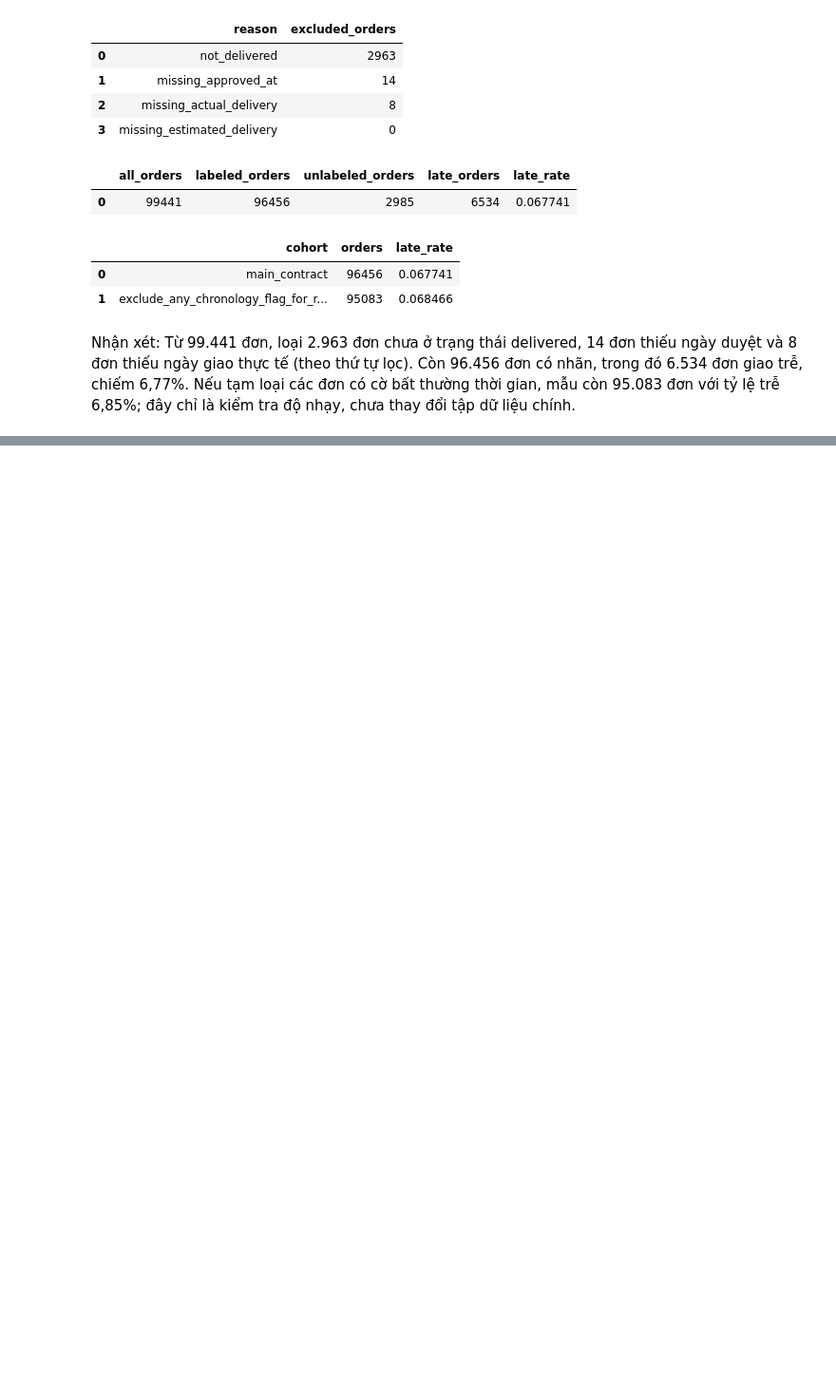
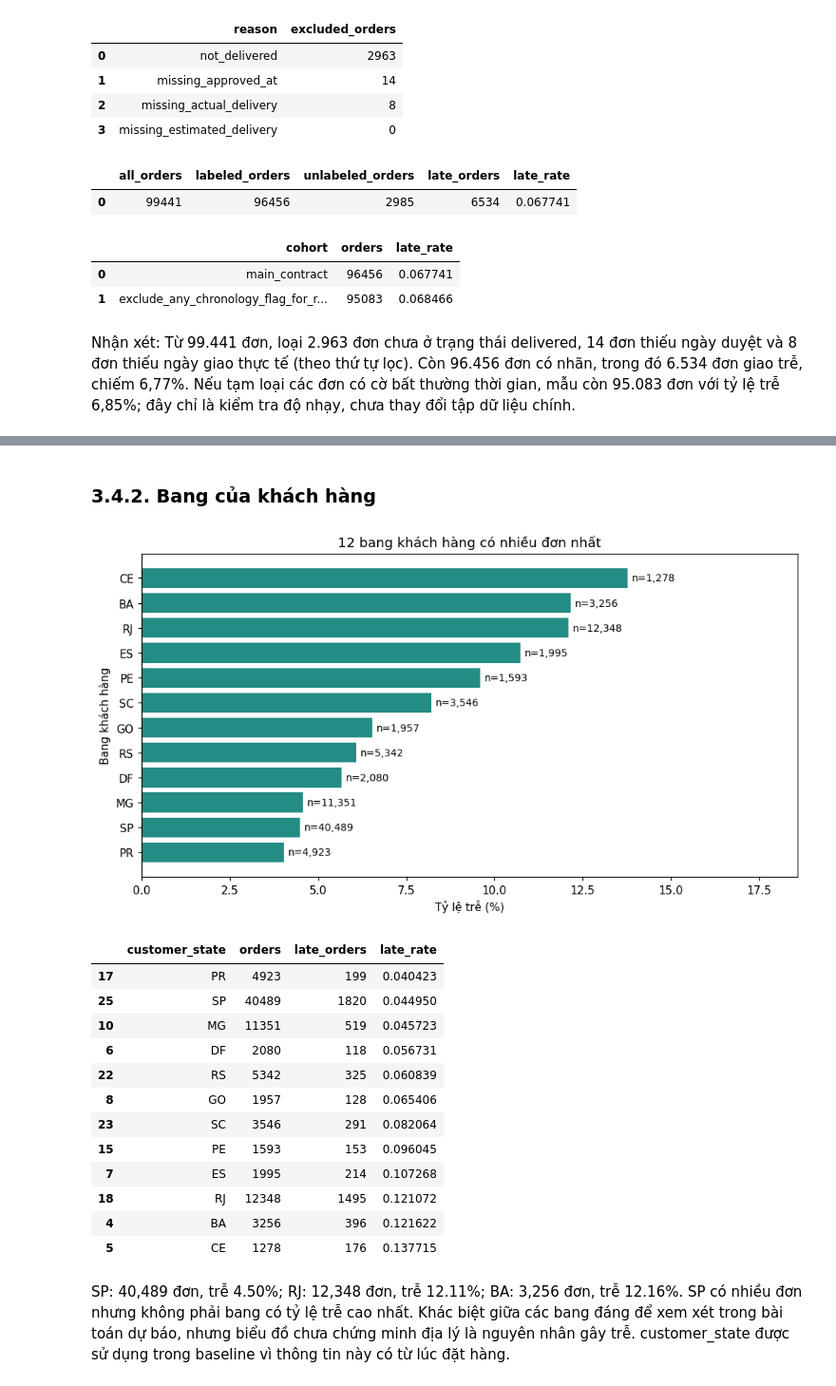
Before and after one commit to tanlen06-debug/Do_An_Khoa_hoc_du_lieu---GR02, a Jupyter notebook: notebooks/03_LAM_LINH_chuong_3.ipynb, the cells around one changed output, grey strips where cells are left out. Shown at 95% size. Drawn from its saved outputs; the diff is of its cells as text; code cells hidden in the pictures; blank space fills up the shorter version.

```diff
--- a/notebooks/03_LAM_LINH_chuong_3.ipynb
+++ b/notebooks/03_LAM_LINH_chuong_3.ipynb
@@ -1042,0 +828,32 @@ Kết luận: Notebook đã chạy đến bước kiểm tra cuối và báo PAS
+# %% [markdown]
+### 3.4.2. Bang của khách hàng
+# %%
+state=eda['customer_state'].sort_values('orders',ascending=False).head(12).sort_values('late_rate')
+fig,ax=plt.subplots(figsize=(9,5))
+ax.barh(state['customer_state'],100*state['late_rate'],color='#238C83')
+for i,(_,r) in enumerate(state.iterrows()):
+    ax.text(100*r['late_rate']+.12,i,f"n={int(r['orders']):,}",va='center',fontsize=9)
+ax.set(xlabel='Tỷ lệ trễ (%)',ylabel='Bang khách hàng',title='12 bang khách hàng có nhiều đơn nhất')
+ax.set_xlim(0,max(100*state['late_rate'])*1.35)
+fig.tight_layout();fig.savefig(FIGURES/'ch03_customer_states.png',bbox_inches='tight');plt.show()
+
+display(state)
+lookup=eda['customer_state'].set_index('customer_state')
+text='; '.join(f"{k}: {int(lookup.loc[k,'orders']):,} đơn, trễ {lookup.loc[k,'late_rate']:.2%}" for k in ['SP','RJ','BA'])
+explain('state',text+'. SP có nhiều đơn nhưng không phải bang có tỷ lệ trễ cao nhất. Khác biệt giữa các bang đáng để xem xét trong bài toán dự báo, nhưng biểu đồ chưa chứng minh địa lý là nguyên nhân gây trễ. customer_state được sử dụng trong baseline vì thông tin này có từ lúc đặt hàng.')
+# %% [output]
+[figure, added]
+|  | customer_state | orders | late_orders | late_rate |
+| 17 | PR | 4923 | 199 | 0.040423 |
+| 25 | SP | 40489 | 1820 | 0.044950 |
+| 10 | MG | 11351 | 519 | 0.045723 |
+| 6 | DF | 2080 | 118 | 0.056731 |
+| 22 | RS | 5342 | 325 | 0.060839 |
+| 8 | GO | 1957 | 128 | 0.065406 |
+| 23 | SC | 3546 | 291 | 0.082064 |
+| 15 | PE | 1593 | 153 | 0.096045 |
+| 7 | ES | 1995 | 214 | 0.107268 |
+| 18 | RJ | 12348 | 1495 | 0.121072 |
+| 4 | BA | 3256 | 396 | 0.121622 |
+| 5 | CE | 1278 | 176 | 0.137715 |
+SP: 40,489 đơn, trễ 4.50%; RJ: 12,348 đơn, trễ 12.11%; BA: 3,256 đơn, trễ 12.16%. SP có nhiều đơn nhưng không phải bang có tỷ lệ trễ cao nhất. Khác biệt giữa các bang đáng để xem xét trong bài toán dự báo, nhưng biểu đồ chưa chứng minh địa lý là nguyên nhân gây trễ. customer_state được sử dụng trong baseline vì thông tin này có từ lúc đặt hàng.
```
Also changed, not shown: parts of 92 cells of this notebook, 1 other file.
